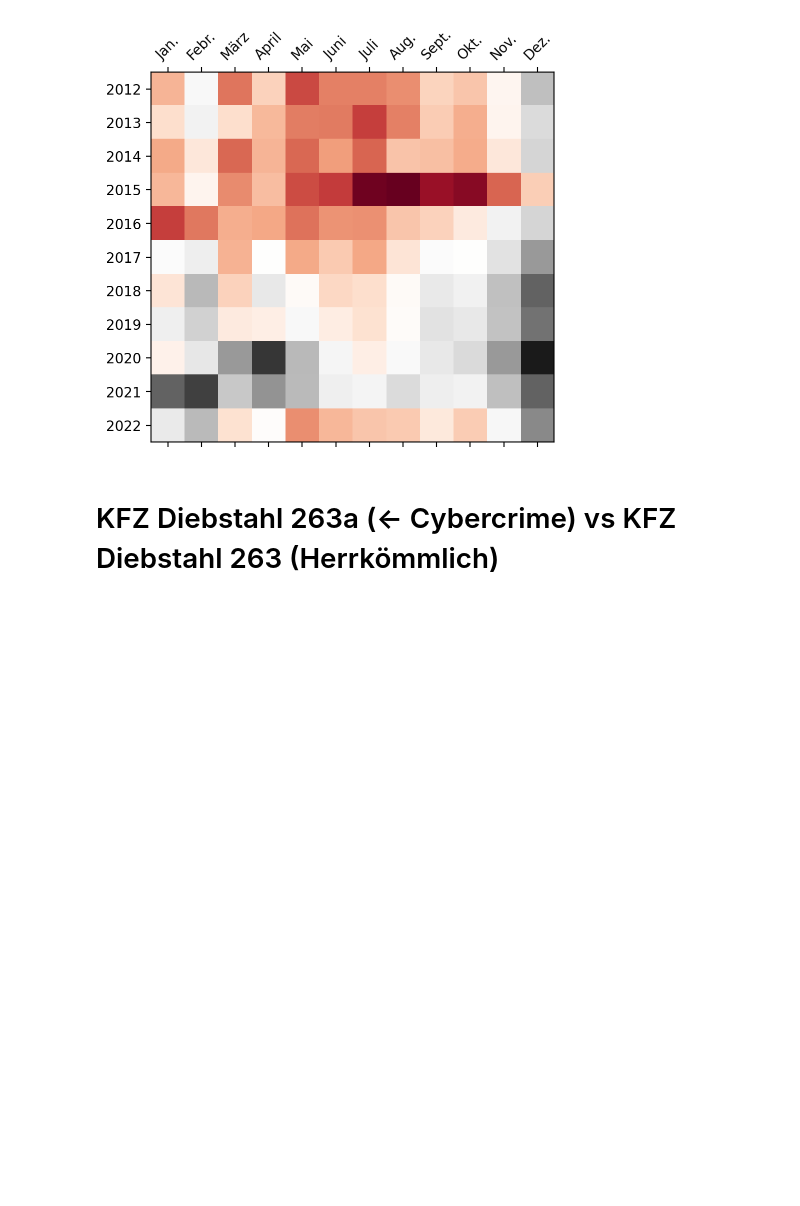
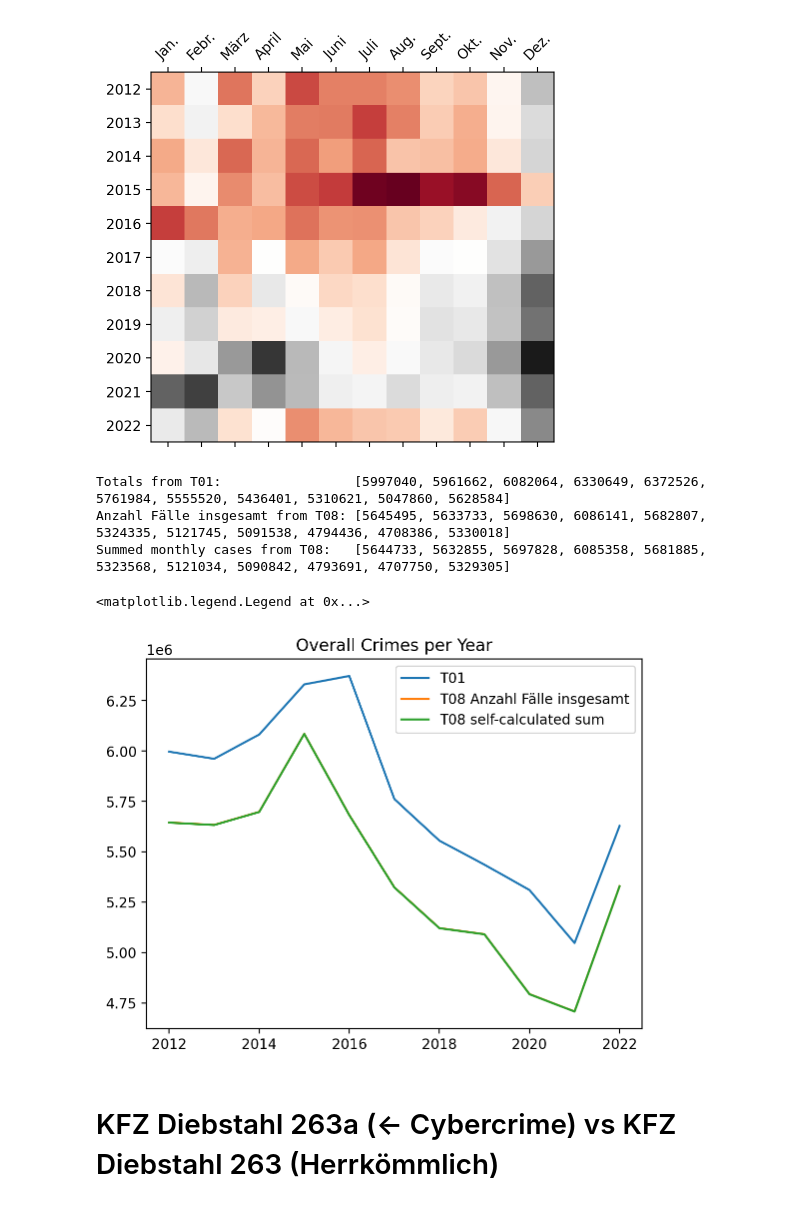
Before and after one commit to LukaslWeber/DataLit-Crime-Project, a Jupyter notebook: temporal_exploraton.ipynb, the cells around one changed output. Saved outputs shown, nothing was run; the diff lists cells and outputs as text; code cells hidden in the pictures; blank space fills up the shorter version.

Commit message:
Check if cases for total crimes add up

```diff
--- a/temporal_exploraton.ipynb
+++ b/temporal_exploraton.ipynb
@@ -537,6 +532,48 @@ plt.xticks(rotation=45)
 plt.show()
 # %% [output]
 [figure]
+# %%
+# Calculating yearly totals by summing months from T08
+yearly_totals_T08 = []
+for year in overall_crimes:
+    y_mean = np.sum(year)
+    yearly_totals_T08.append(y_mean)
+
+# Yearls totals from T08 Column 'Anzahl Fälle insgesamt'
+col_anz_faelle_ins_T08 = []
+for df in df_years:
+    total_cases = df['Anzahl erfasste Fälle'][df['Schlüssel'] == '------'].iloc[0]
+    col_anz_faelle_ins_T08.append(int(total_cases))
+
+# Yearly totals from T01
+yearly_totals_T01 = all_crimes_y[25:]
+
+print('Totals from T01:                ', yearly_totals_T01)
+print('Anzahl Fälle insgesamt from T08:', col_anz_faelle_ins_T08)
+print('Summed monthly cases from T08:  ', yearly_totals_T08)
+
+
+x_labels = [i for i in range(2012, 2023)]
+
+fig, axs = plt.subplots()
+axs.plot(x_labels, yearly_totals_T01)
+axs.plot(x_labels, col_anz_faelle_ins_T08)
+axs.plot(x_labels, yearly_totals_T08)
+
+axs.set(title='Overall Crimes per Year')
+axs.legend(('T01', 'T08 Anzahl Fälle insgesamt', 'T08 self-calculated sum'))
+
+# print('Differences T01-T08:')
+# for a, b in zip(yearly_totals_T01, yearly_totals_T08):
+#     print(a-b)
+
+# Am I missing something or are they not equal
+# %% [output]
+Totals from T01:                 [5997040, 5961662, 6082064, 6330649, 6372526, 5761984, 5555520, 5436401, 5310621, 5047860, 5628584]
+Anzahl Fälle insgesamt from T08: [5645495, 5633733, 5698630, 6086141, 5682807, 5324335, 5121745, 5091538, 4794436, 4708386, 5330018]
+Summed monthly cases from T08:   [5644733, 5632855, 5697828, 6085358, 5681885, 5323568, 5121034, 5090842, 4793691, 4707750, 5329305]
+<matplotlib.legend.Legend at 0x...>
+[figure, added]
 # %% [markdown]
 # KFZ Diebstahl 263a (<- Cybercrime) vs KFZ Diebstahl 263 (Herrkömmlich)
 # %% [markdown]
```
Also changed, not shown: parts of 3 cells of this notebook.
